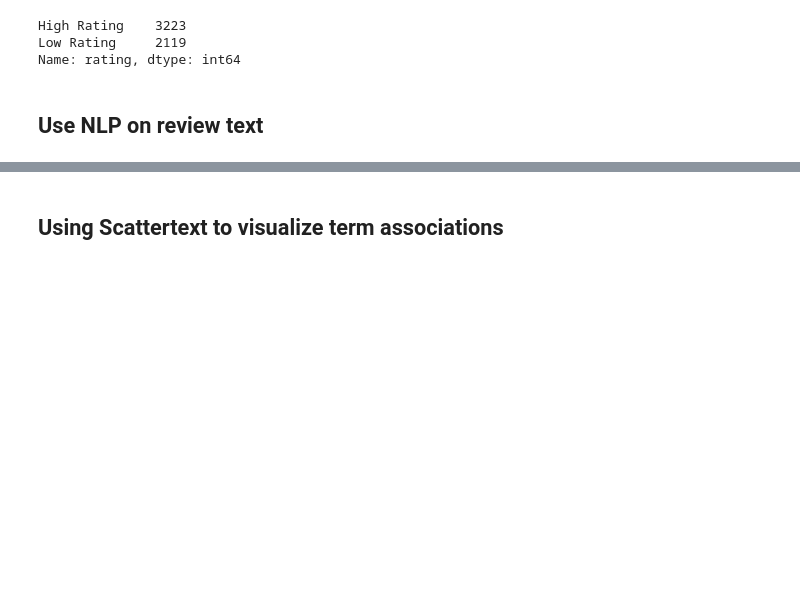
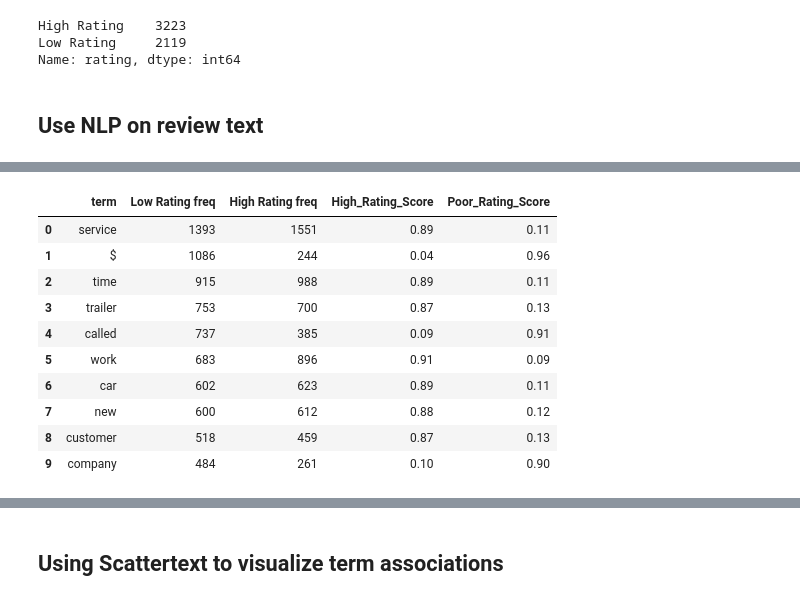
Before and after one commit to gyhou/yelp_dataset, a Jupyter notebook: yelp_RV_nlp_scattertext.ipynb, the cells around one changed output, grey strips where cells are left out. Cells and saved outputs as stored; diff of their text form; code cells hidden in the pictures; blank space fills up the shorter version.

```diff
--- a/yelp_RV_nlp_scattertext.ipynb
+++ b/yelp_RV_nlp_scattertext.ipynb
@@ -88,0 +113,15 @@ pd.set_option('display.max_rows', 200)
+# %%
+# Sorted by Low Rating Frequency for RV Repair, RV Dealers and RV Rental
+df_poor_RV_Auto.head(10)
+# %% [output]
+|  | term | Low Rating freq | High Rating freq | High_Rating_Score | Poor_Rating_Score |
+| 0 | service | 1393 | 1551 | 0.89 | 0.11 |
+| 1 | $ | 1086 | 244 | 0.04 | 0.96 |
+| 2 | time | 915 | 988 | 0.89 | 0.11 |
+| 3 | trailer | 753 | 700 | 0.87 | 0.13 |
+| 4 | called | 737 | 385 | 0.09 | 0.91 |
+| 5 | work | 683 | 896 | 0.91 | 0.09 |
+| 6 | car | 602 | 623 | 0.89 | 0.11 |
+| 7 | new | 600 | 612 | 0.88 | 0.12 |
+| 8 | customer | 518 | 459 | 0.87 | 0.13 |
+| 9 | company | 484 | 261 | 0.10 | 0.90 |
```
Also changed, not shown: parts of 16 cells of this notebook.
